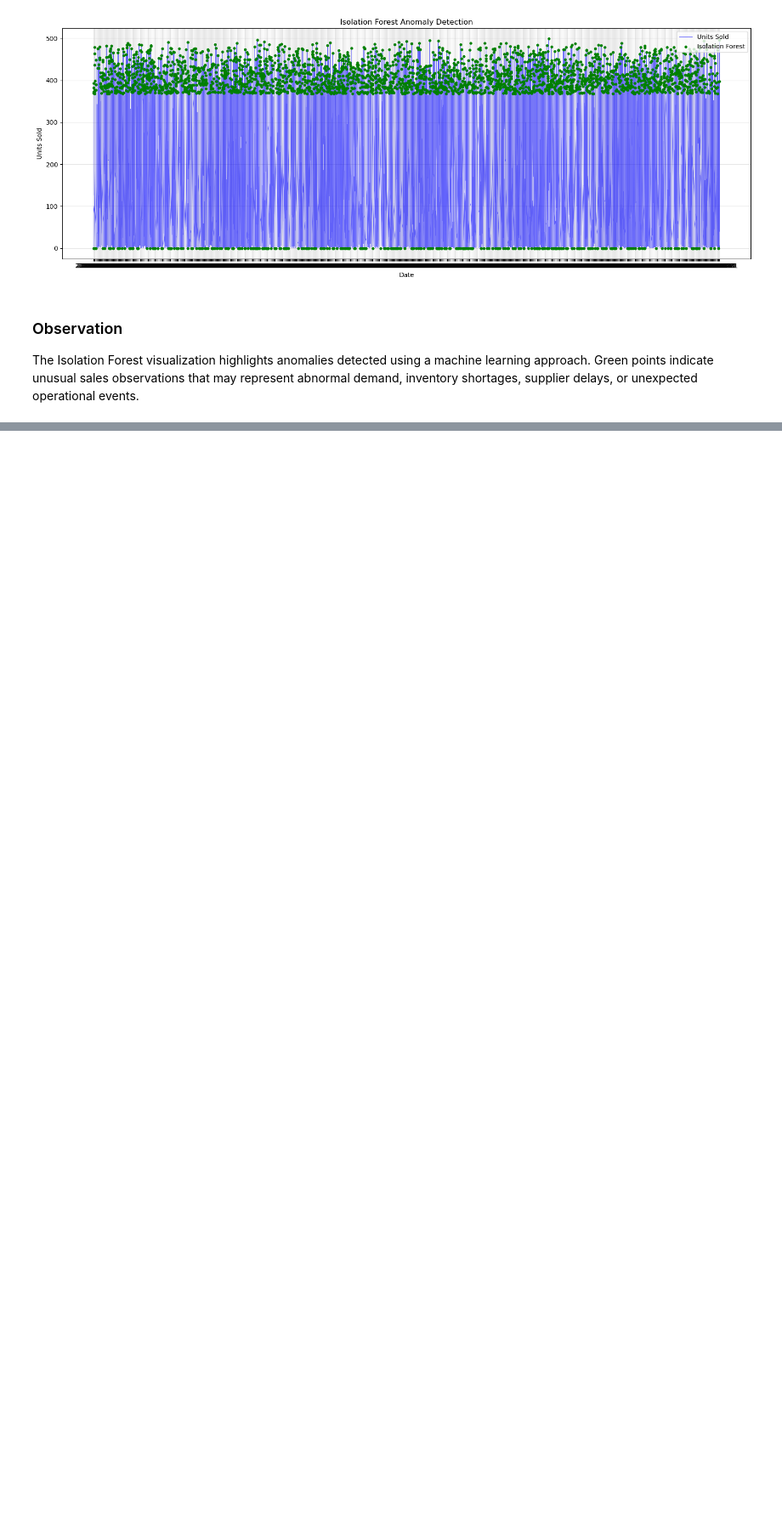
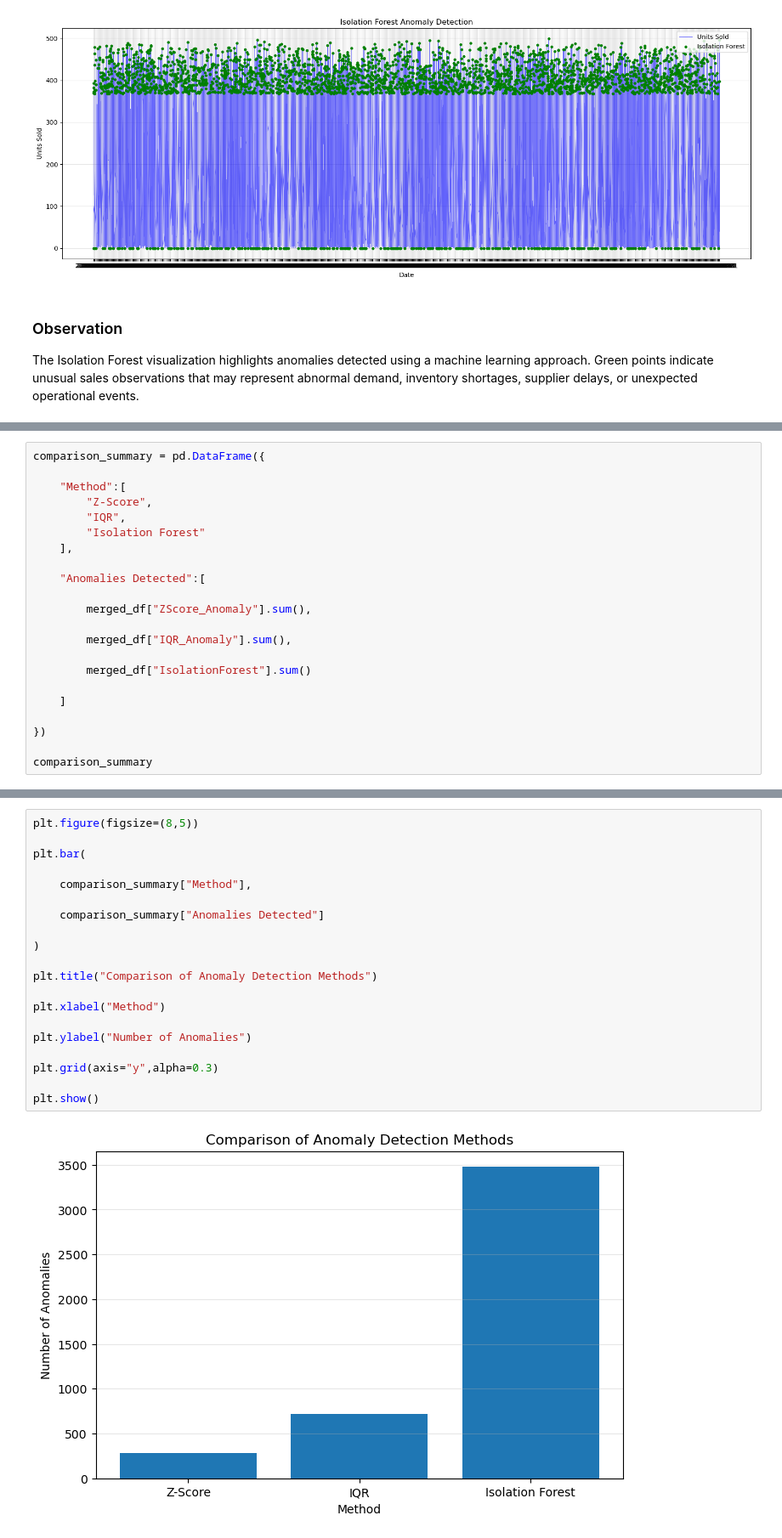
Before and after one commit to dharani-malla/Supply-Chain-Analytics-Demand-Forecasting-Anamoly-Detection, a Jupyter notebook: Week2_Visualization_Validation_Business_Analysis.ipynb, the cells around one changed output, grey strips where cells are left out. Shown at 85% size. Drawn from its saved outputs; the diff is of its cells as text; blank space fills up the shorter version.

```diff
--- a/Week2_Visualization_Validation_Business_Analysis.ipynb
+++ b/Week2_Visualization_Validation_Business_Analysis.ipynb
@@ -246,0 +251,22 @@ The Isolation Forest visualization highlights anomalies detected using a machine
+# %%
+comparison_summary = pd.DataFrame({
+
+    "Method":[
+        "Z-Score",
+        "IQR",
+        "Isolation Forest"
+    ],
+
+    "Anomalies Detected":[
+
+        merged_df["ZScore_Anomaly"].sum(),
+
+        merged_df["IQR_Anomaly"].sum(),
+
+        merged_df["IsolationForest"].sum()
+
+    ]
+
+})
+
+comparison_summary
@@ -246,0 +278,22 @@ The Isolation Forest visualization highlights anomalies detected using a machine
+# %%
+plt.figure(figsize=(8,5))
+
+plt.bar(
+
+    comparison_summary["Method"],
+
+    comparison_summary["Anomalies Detected"]
+
+)
+
+plt.title("Comparison of Anomaly Detection Methods")
+
+plt.xlabel("Method")
+
+plt.ylabel("Number of Anomalies")
+
+plt.grid(axis="y",alpha=0.3)
+
+plt.show()
+# %% [output]
+[figure, added]
```
Also changed, not shown: parts of 4 cells of this notebook, 1 other file.
